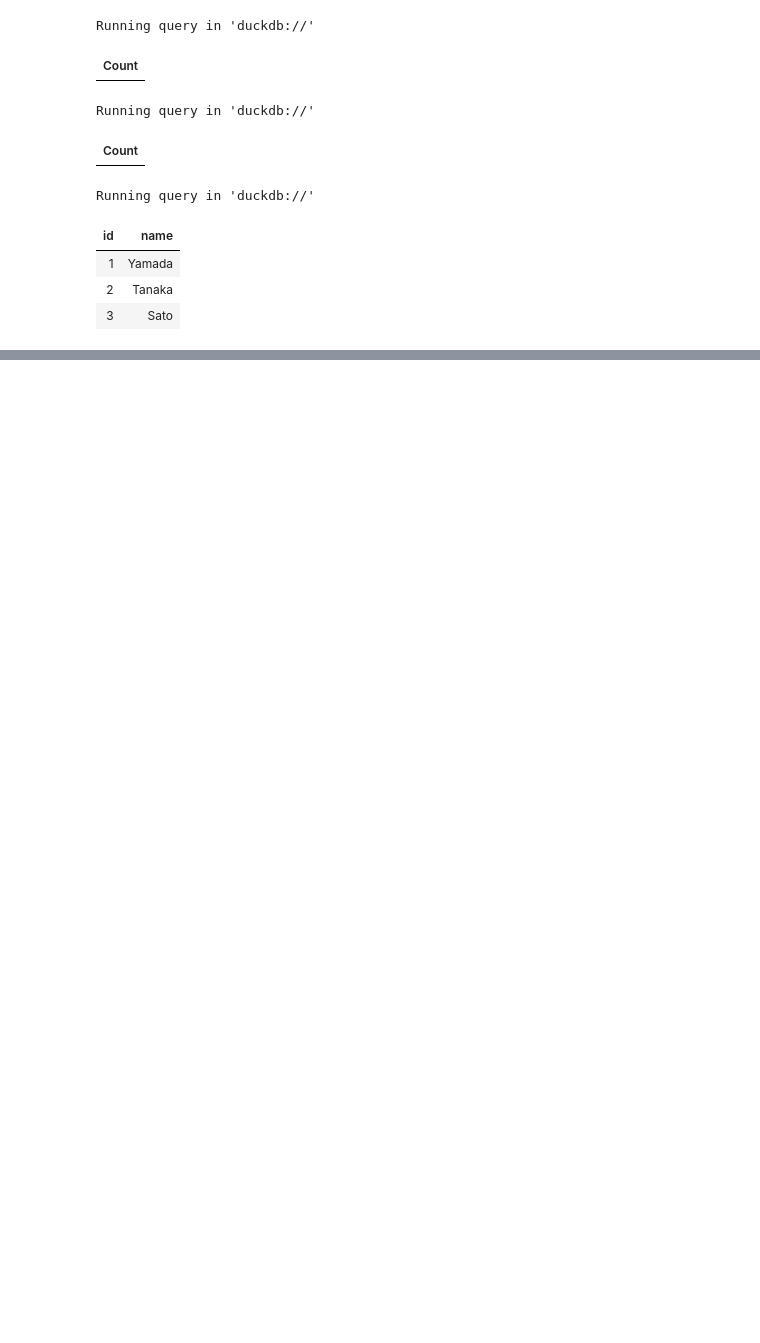
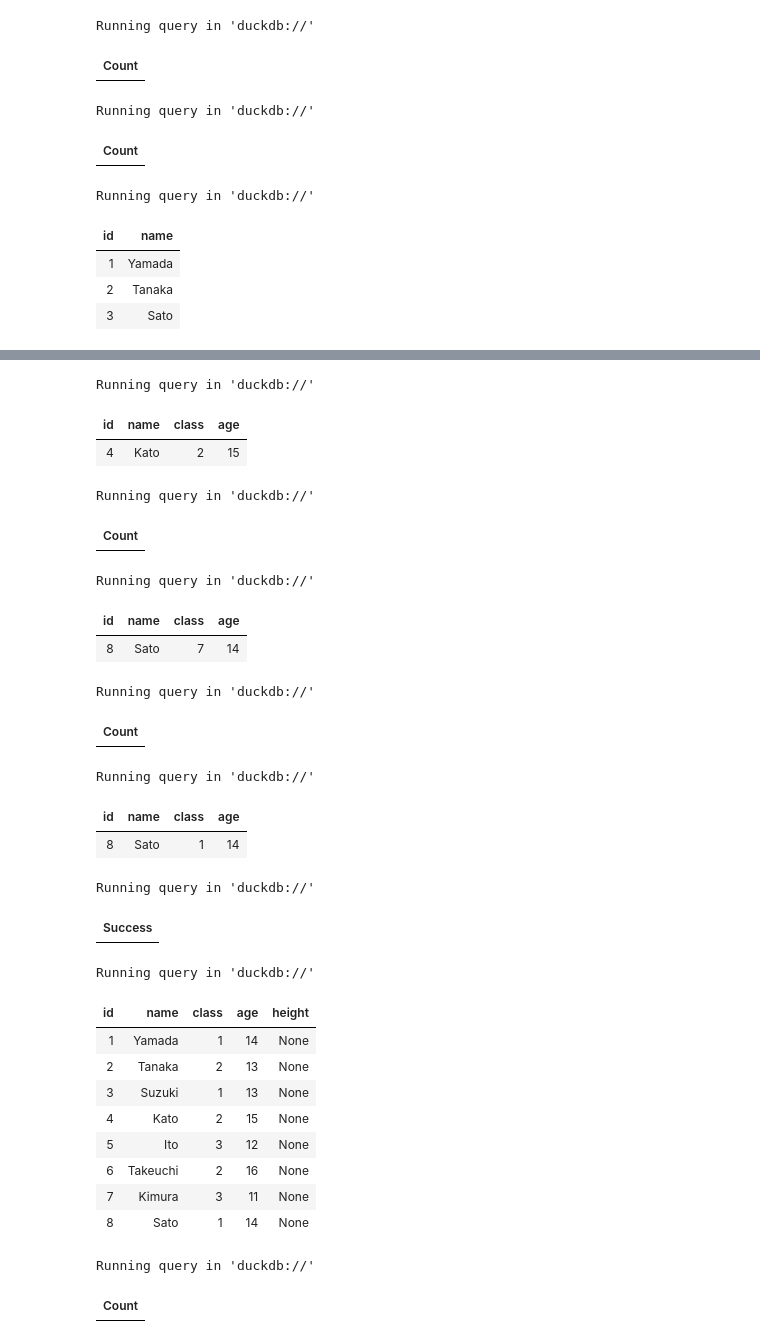
Before and after one commit to shefali-walia/ds-foundations, a Jupyter notebook: week08-sql/notes.ipynb, the cells around one changed output, grey strips where cells are left out. Drawn from its saved outputs; the diff is of its cells as text; code cells hidden in the pictures; blank space fills up the shorter version.

```diff
--- a/week08-sql/notes.ipynb
+++ b/week08-sql/notes.ipynb
@@ -70,0 +293,60 @@ Running query in 'duckdb://'
+# %%
+%%sql
+SELECT * FROM emp_list WHERE id = 4;
+# %% [output]
+Running query in 'duckdb://'
+| id | name | class | age |
+| 4 | Kato | 2 | 15 |
+# %%
+%%sql
+UPDATE emp_list SET class = 7 WHERE id = 8;
+# %% [output]
+Running query in 'duckdb://'
+| Count |
+# %%
+%%sql
+SELECT * FROM emp_list WHERE id = 8;
+# %% [output]
+Running query in 'duckdb://'
+| id | name | class | age |
+| 8 | Sato | 7 | 14 |
+# %%
+%%sql
+UPDATE emp_list SET class = 1 WHERE id = 8;
+# %% [output]
+Running query in 'duckdb://'
+| Count |
+# %%
+%%sql
+SELECT * FROM emp_list WHERE id = 8;
+# %% [output]
+Running query in 'duckdb://'
+| id | name | class | age |
+| 8 | Sato | 1 | 14 |
+# %%
+%%sql
+ALTER TABLE emp_list ADD height INT;
+# %% [output]
+Running query in 'duckdb://'
+| Success |
+# %%
+%%sql
+SELECT * FROM emp_list;
+# %% [output]
+Running query in 'duckdb://'
+| id | name | class | age | height |
+| 1 | Yamada | 1 | 14 | None |
+| 2 | Tanaka | 2 | 13 | None |
+| 3 | Suzuki | 1 | 13 | None |
+| 4 | Kato | 2 | 15 | None |
+| 5 | Ito | 3 | 12 | None |
+| 6 | Takeuchi | 2 | 16 | None |
+| 7 | Kimura | 3 | 11 | None |
+| 8 | Sato | 1 | 14 | None |
+# %%
+%%sql
+UPDATE emp_list
+SET height = 150 WHERE id <=4 ;
+# %% [output]
+Running query in 'duckdb://'
+| Count |
```
Also changed, not shown: parts of 33 cells of this notebook.
